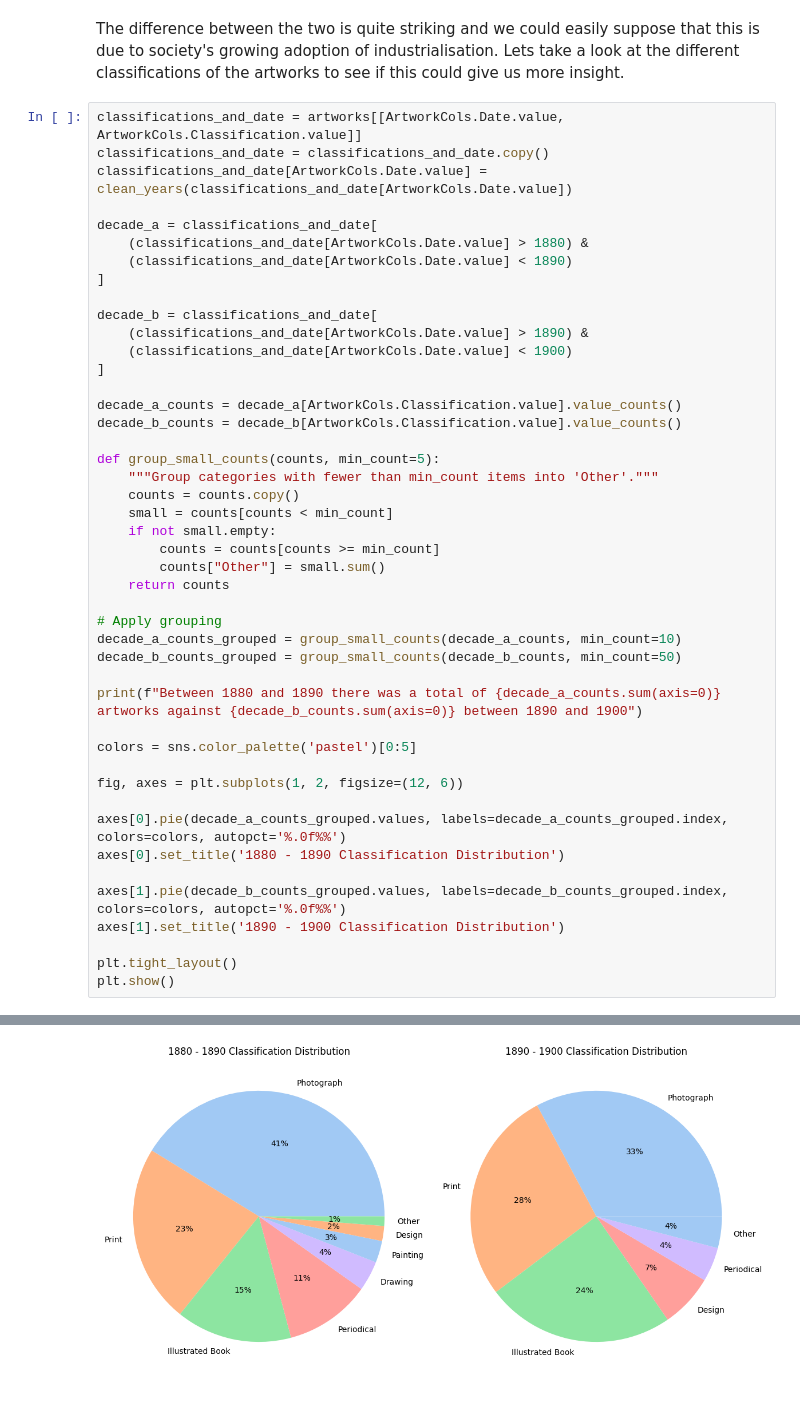
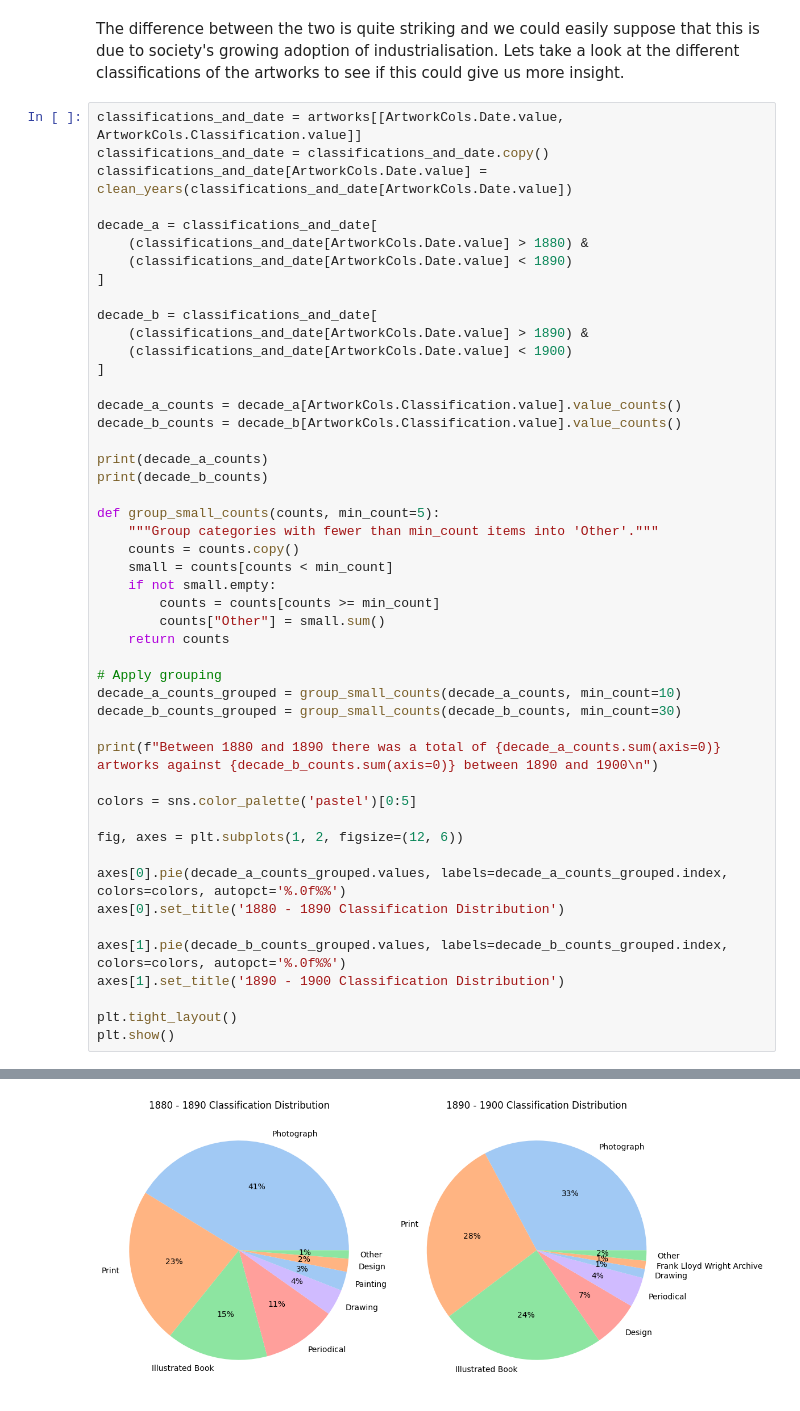
Before and after one commit to pivilartisant/louise, a Jupyter notebook: introduction.ipynb, the cells around one changed output, grey strips where cells are left out. Cells and saved outputs as stored; diff of their text form.

```diff
--- a/introduction.ipynb
+++ b/introduction.ipynb
@@ -243,6 +243,9 @@ decade_b = classifications_and_date[
 decade_a_counts = decade_a[ArtworkCols.Classification.value].value_counts()
 decade_b_counts = decade_b[ArtworkCols.Classification.value].value_counts()
 
+print(decade_a_counts)
+print(decade_b_counts)
+
 def group_small_counts(counts, min_count=5):
     """Group categories with fewer than min_count items into 'Other'."""
     counts = counts.copy()
@@ -254,9 +257,9 @@ def group_small_counts(counts, min_count=5):
 
 # Apply grouping
 decade_a_counts_grouped = group_small_counts(decade_a_counts, min_count=10)
-decade_b_counts_grouped = group_small_counts(decade_b_counts, min_count=50)
+decade_b_counts_grouped = group_small_counts(decade_b_counts, min_count=30)
 
-print(f"Between 1880 and 1890 there was a total of {decade_a_counts.sum(axis=0)} artworks against {decade_b_counts.sum(axis=0)} between 1890 and 1900")
+print(f"Between 1880 and 1890 there was a total of {decade_a_counts.sum(axis=0)} artworks against {decade_b_counts.sum(axis=0)} between 1890 and 1900\n")
 
 colors = sns.color_palette('pastel')[0:5]
 
@@ -274,2 +293,2 @@ plt.show()
 Between 1880 and 1890 there was a total of 570 artworks against 2744 between 1890 and 1900
-[figure, old version]
+[figure, new version]
```
Also changed, not shown: parts of 2 cells of this notebook.
